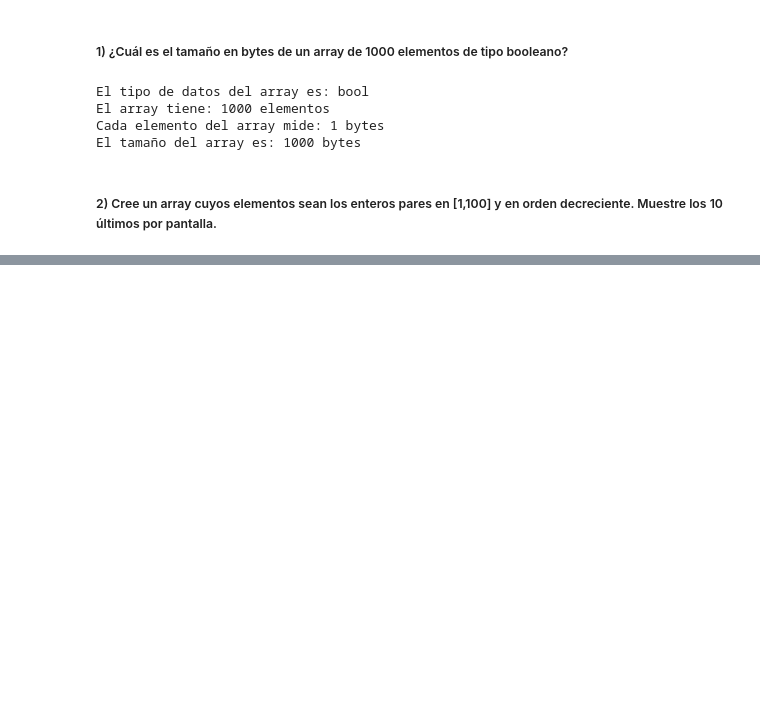
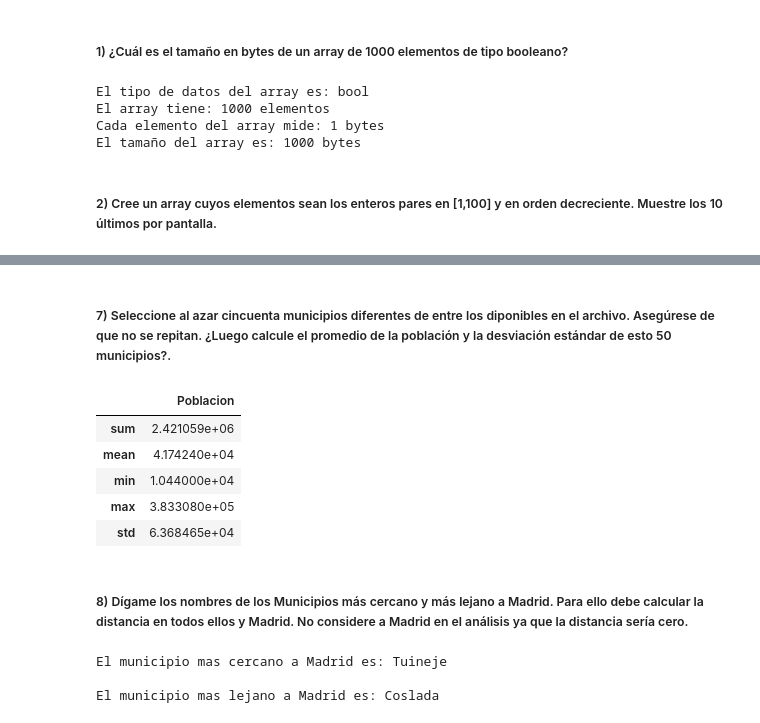
Before and after one commit to pablogalileo/classproject, a Jupyter notebook: Laboratorio 3.ipynb, the cells around one changed output, grey strips where cells are left out. Cells and saved outputs as stored; diff of their text form; code cells hidden in the pictures; blank space fills up the shorter version.

```diff
--- a/Laboratorio 3.ipynb
+++ b/Laboratorio 3.ipynb
@@ -46,0 +267,40 @@ print(arr2)
+# %% [markdown]
+##### 7) Seleccione al azar cincuenta municipios diferentes de entre los diponibles en el archivo. Asegúrese de que no se repitan. ¿Luego calcule el promedio de la población y la desviación estándar de esto 50 municipios?.
+# %%
+# Primero obtenemos la lista valores unicos de los municipios
+muniname = list(dataset.Municipio.unique())
+# Obtenemos una lista random de los 50 municipios, el random.sample obtiene solo valores unicos, random.choice puede obtener repetidos
+azar = random.sample(muniname, 50)
+
+# definimos un nuevo dataset, filtrando solo las columnas de Municipio y Poblacion, incluye todas las filas
+# Establecemos la columna de Municipio como indice para que puedan usarse dichos valores en la busqueda.
+df7 = dataset.loc[:,["Municipio","Poblacion"]].set_index("Municipio")
+# Realizamos la busqueda de nuestra lista de 50 municipios dentro del indice, realizamos operaciones de aggregation a la poblacion
+df7.loc[azar].agg({"Poblacion": ['sum','mean', 'min', 'max','std']})
+# %% [output]
+|  | Poblacion |
+| sum | 2.421059e+06 |
+| mean | 4.174240e+04 |
+| min | 1.044000e+04 |
+| max | 3.833080e+05 |
+| std | 6.368465e+04 |
+# %% [markdown]
+##### 8) Dígame los nombres de los Municipios más cercano y más lejano a Madrid. Para ello debe calcular la distancia en todos ellos y Madrid. No considere a Madrid en el análisis ya que la distancia sería cero.
+# %%
+# Creamos un dataframe que solo contenga el nombre del municipio y las coordenadas
+# Establecemos de index el municipio para poder llamarlo
+coord = pd.DataFrame(dataset.loc[:,["Municipio","X","Y"]].set_index("Municipio"))
+# Creamos columnas adyacentes para determinar la hipotenusa de las coordenadas y la diferencia con la hipotenusa de Madrid en valor absoluto
+coord["Hipotenusa"] = (coord["X"]**2+coord["Y"]**2)**(1/2)
+coord["Diferencia"] = abs(coord.loc["Madrid"]["Hipotenusa"]-coord["Hipotenusa"])
+# Establecemos un nuevo dataframe eliminando a Madrid y ordenando de menor a mayor la diferencia
+df8 = coord.drop("Madrid",axis=0).sort_values(by=["Diferencia"],ascending=False)
+# Reseteamos el index para poder llamar la columna municipio
+df8.reset_index(inplace=True)
+
+print("El municipio mas cercano a Madrid es:",df8.iloc[0]["Municipio"],"\n")
+print("El municipio mas lejano a Madrid es:",df8.iloc[-1]["Municipio"])
+# %% [output]
+El municipio mas cercano a Madrid es: Tuineje
+
+El municipio mas lejano a Madrid es: Coslada
```
Also changed, not shown: parts of 25 cells of this notebook.
